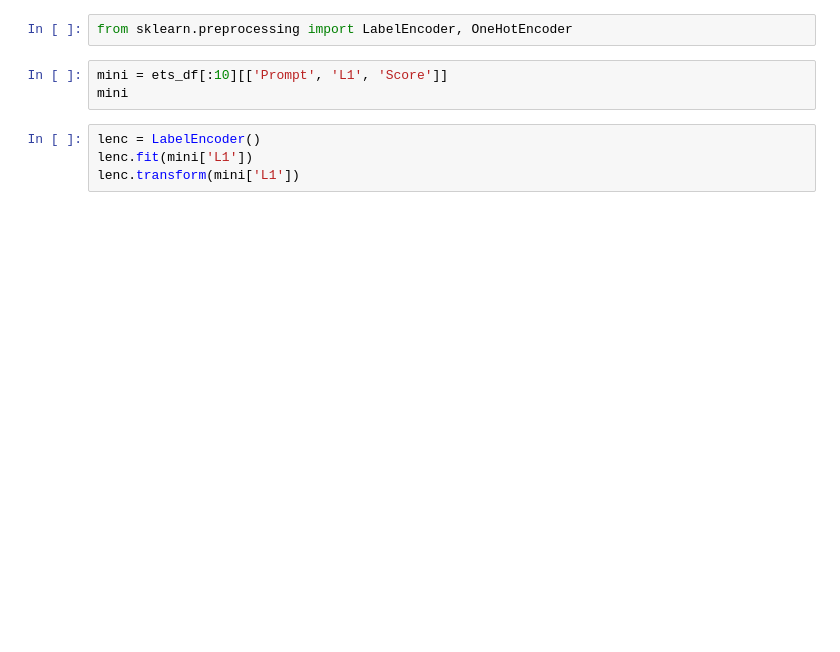
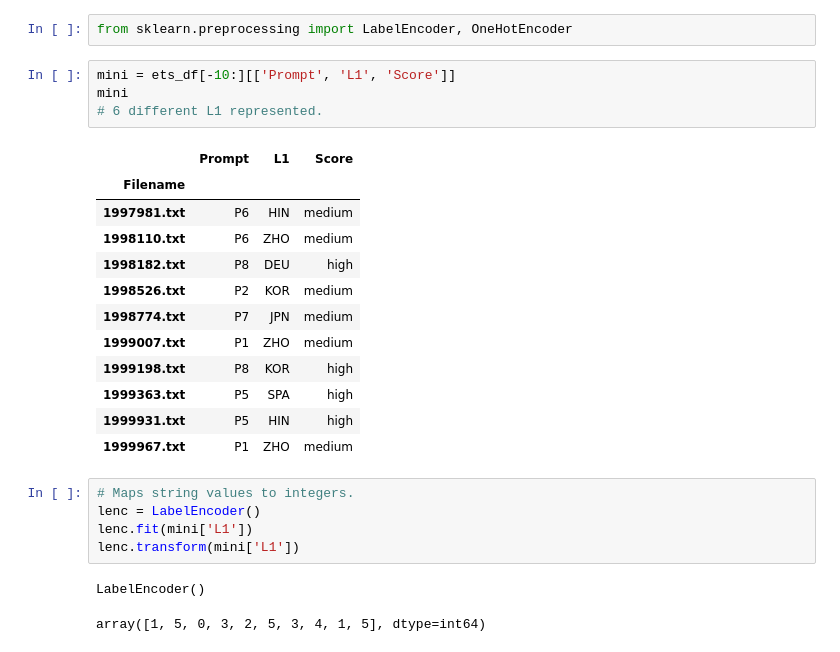
Before and after one commit to mmj32/Class-Practice-Repo, a Jupyter notebook: activity4/Machine_Learning_intro3.ipynb, the cells around one changed output. Saved outputs shown, nothing was run; the diff lists cells and outputs as text; blank space fills up the shorter version.

```diff
--- a/activity4/Machine_Learning_intro3.ipynb
+++ b/activity4/Machine_Learning_intro3.ipynb
@@ -148,12 +209,30 @@ In predicting `Score`, you will be building a **REGRESSION model**, not a classi
 # %%
 from sklearn.preprocessing import LabelEncoder, OneHotEncoder
 # %%
-mini = ets_df[:10][['Prompt', 'L1', 'Score']]
+mini = ets_df[-10:][['Prompt', 'L1', 'Score']]
 mini
+# 6 different L1 represented.
+# %% [output]
+|  | Prompt | L1 | Score |
+| Filename |  |  |  |
+| 1997981.txt | P6 | HIN | medium |
+| 1998110.txt | P6 | ZHO | medium |
+| 1998182.txt | P8 | DEU | high |
+| 1998526.txt | P2 | KOR | medium |
+| 1998774.txt | P7 | JPN | medium |
+| 1999007.txt | P1 | ZHO | medium |
+| 1999198.txt | P8 | KOR | high |
+| 1999363.txt | P5 | SPA | high |
+| 1999931.txt | P5 | HIN | high |
+| 1999967.txt | P1 | ZHO | medium |
 # %%
+# Maps string values to integers.
 lenc = LabelEncoder()
 lenc.fit(mini['L1'])
 lenc.transform(mini['L1'])
+# %% [output]
+LabelEncoder()
+array([1, 5, 0, 3, 2, 5, 3, 4, 1, 5], dtype=int64)
 # %%
 mini['L1'] = lenc.transform(mini['L1'])
 mini
```
Also changed, not shown: parts of 27 cells of this notebook, 1 other file.
